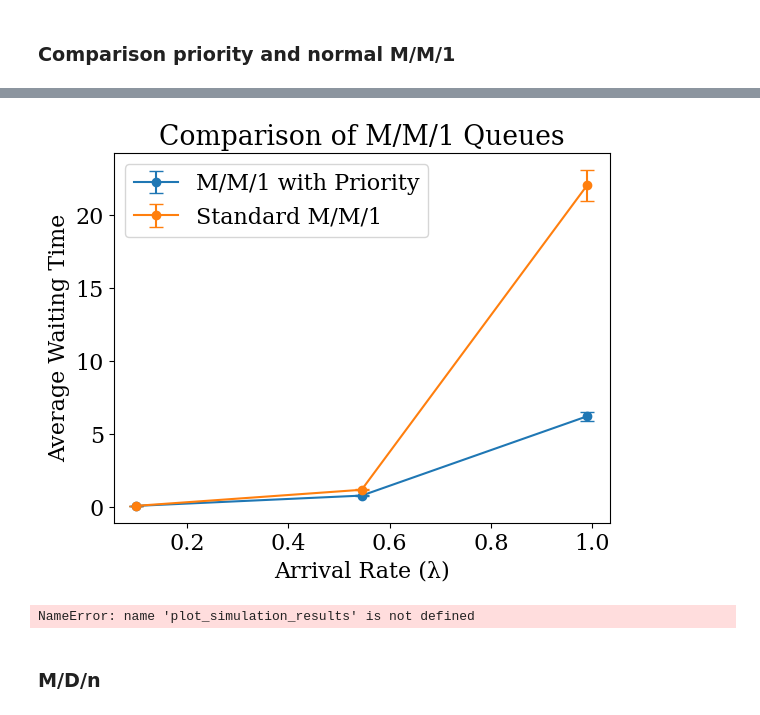
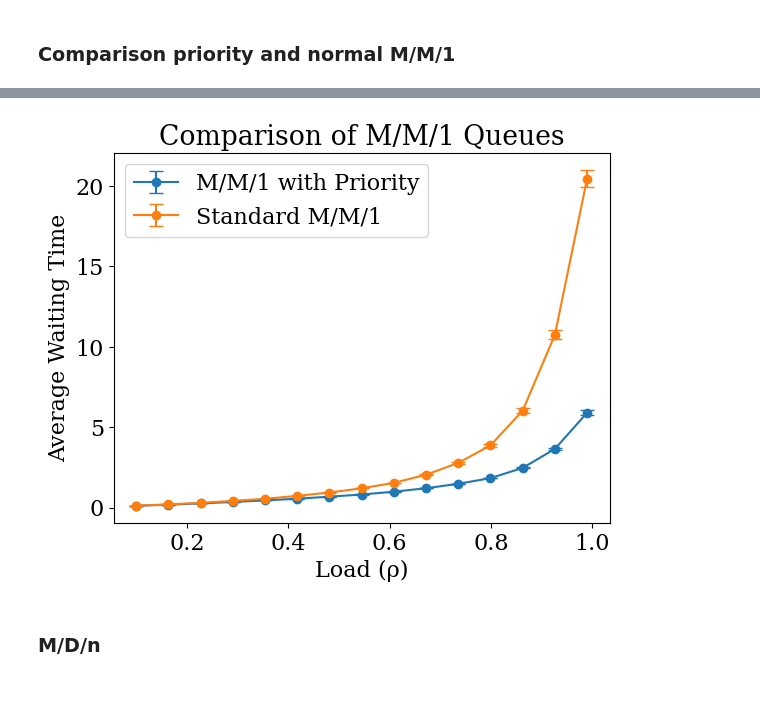
Before and after one commit to DutchProg/STSIM_ass2, a Jupyter notebook: EzradeCleen_12042137_ElinevandeLagemaat_11892900_Assignment_2.ipynb, the cells around one changed output, grey strips where cells are left out. Drawn from its saved outputs; the diff is of its cells as text; code cells hidden in the pictures.

```diff
--- a/EzradeCleen_12042137_ElinevandeLagemaat_11892900_Assignment_2.ipynb
+++ b/EzradeCleen_12042137_ElinevandeLagemaat_11892900_Assignment_2.ipynb
@@ -201,10 +204,10 @@ def collect_simulation_data(N, mu, sim_time, lambda_values):
     return lambda_values, mm1_res, mm1_errors, avg_wait, avg_wait_errors
 
 # Parameters for the simulation
-N = 200  # Number of runs for each value of lambda
+N = 20  # Number of runs for each value of lambda
 mu = 1  # Service rate
 sim_time = 1000  # Simulation time
-lambda_values = np.linspace(0.1, 0.99, 20)  # Range of arrival rates
+lambda_values = np.linspace(0.1, 0.99, 15)  # Range of arrival rates
 
 # Collect data
 data_comparison = collect_simulation_data(N, mu, sim_time, lambda_values)
@@ -214,18 +230,18 @@ KeyboardInterrupt:
 # %%
 
 lambda_values, mm1_res, mm1_errors, avg_wait, avg_wait_errors = data_comparison
 
 plt.errorbar(lambda_values, mm1_res, yerr=mm1_errors, label='M/M/1 with Priority', fmt='-o', capsize=5)
 plt.errorbar(lambda_values, avg_wait, yerr=avg_wait_errors, label='Standard M/M/1', fmt='-o', capsize=5)
 
-plt.xlabel('Arrival Rate (λ)')
+plt.xlabel('Load (ρ)')
 plt.ylabel('Average Waiting Time')
 plt.title('Comparison of M/M/1 Queues')
 plt.legend()
+plt.savefig('MM1_prio_comparison.png', dpi=400)
 plt.show()
 # %% [output]
-[figure, old version]
+[figure, new version]
-NameError: name 'plot_simulation_results' is not defined
 # %% [markdown]
 ### M/D/n
 # %%
```
Also changed, not shown: parts of 3 cells of this notebook.
